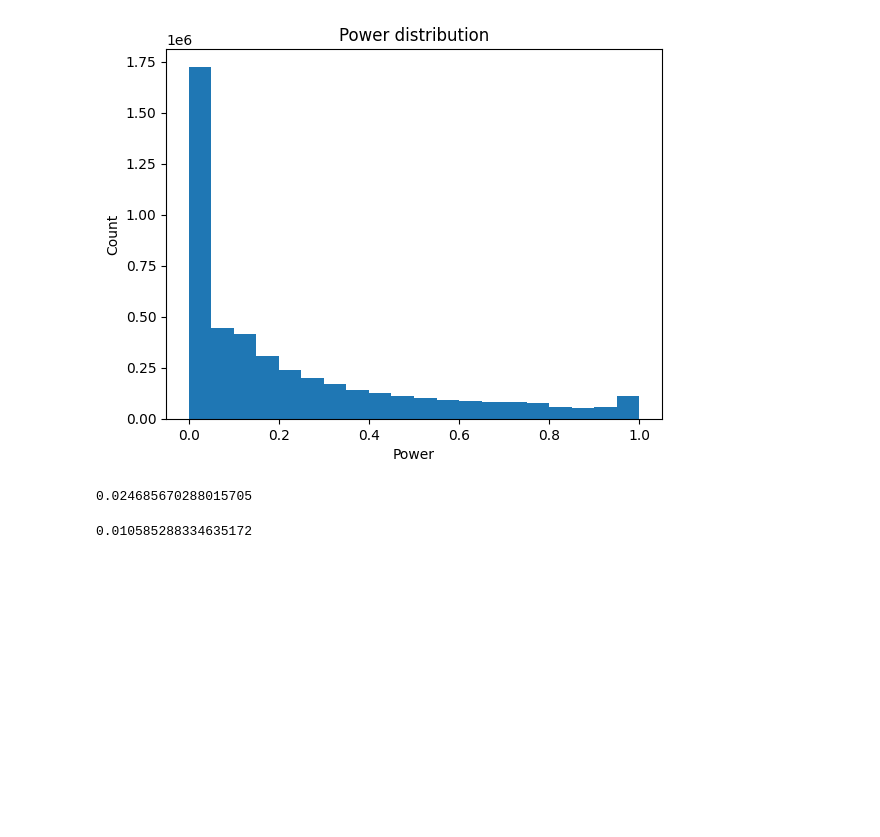
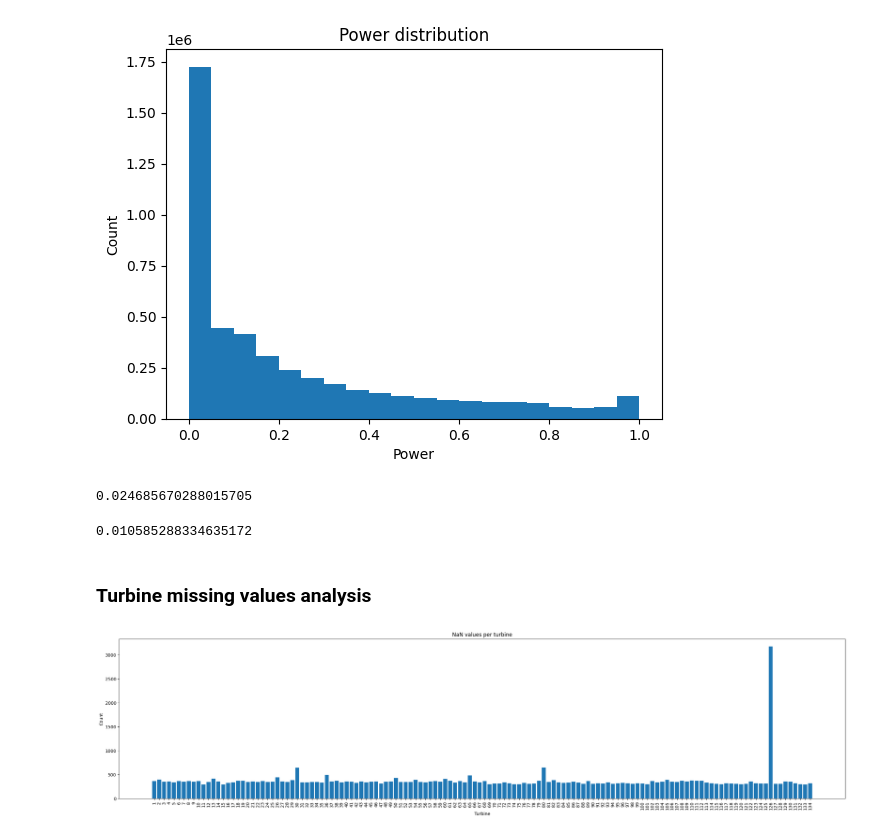
Before and after one commit to benedikt-holland/windfarm_data_imputation, a Jupyter notebook: notebooks/data_exploration.ipynb, the cells around one changed output. Saved outputs shown, nothing was run; the diff lists cells and outputs as text; code cells hidden in the pictures; blank space fills up the shorter version.

Commit message:
Add further data exploration and preprocessing

```diff
--- a/notebooks/data_exploration.ipynb
+++ b/notebooks/data_exploration.ipynb
@@ -206,3 +211,18 @@ data[data['Patv'] == 0].size / data.size
 data['Patv'].isna().sum() / (data['Patv'].isna() - 1).abs().sum()
 # %% [output]
 0.010585288334635172
+# %% [markdown]
+### Turbine missing values analysis
+# %%
+nan_per_turbine = {turb: data['P_norm'].isna().sum() for turb, data in data.groupby("TurbID")}
+
+fig, ax = plt.subplots(figsize=(24,6), constrained_layout=True)
+ax.bar(list(nan_per_turbine.keys()), list(nan_per_turbine.values()))
+ax.set_title("NaN values per turbine")
+ax.set_xlabel("Turbine")
+ax.set_ylabel("Count")
+ax.set_xticks(list(nan_per_turbine.keys()))
+ax.set_xticklabels(list(nan_per_turbine.keys()), rotation=90)
+plt.show()
+# %% [output]
+[figure, added]
```
Also changed, not shown: parts of 25 cells of this notebook, 1 other file.
